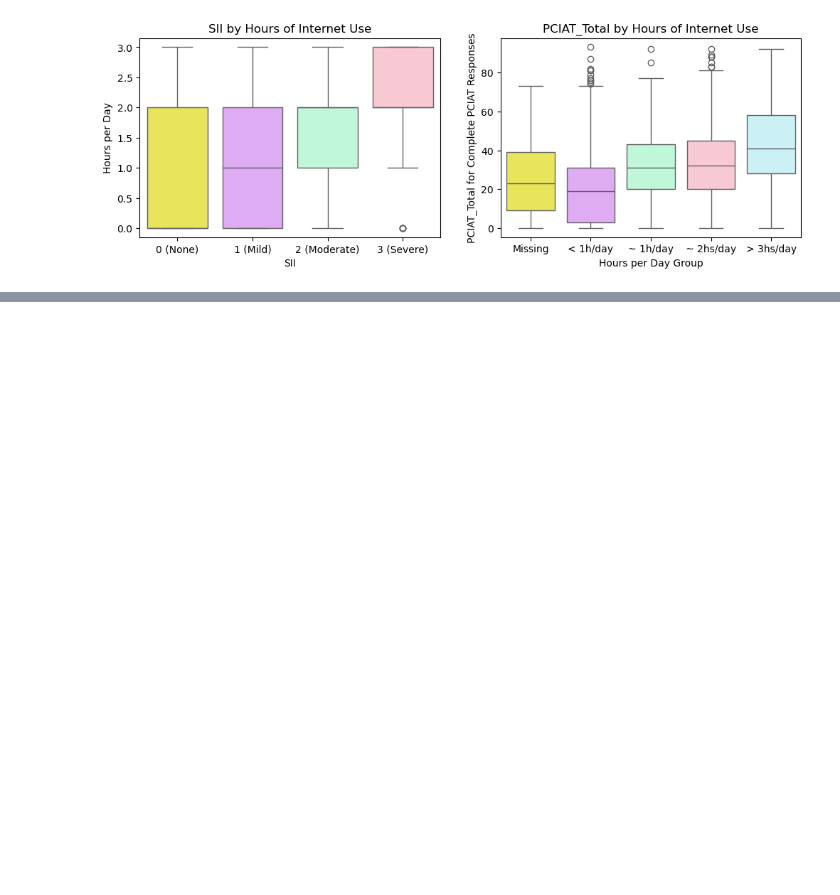
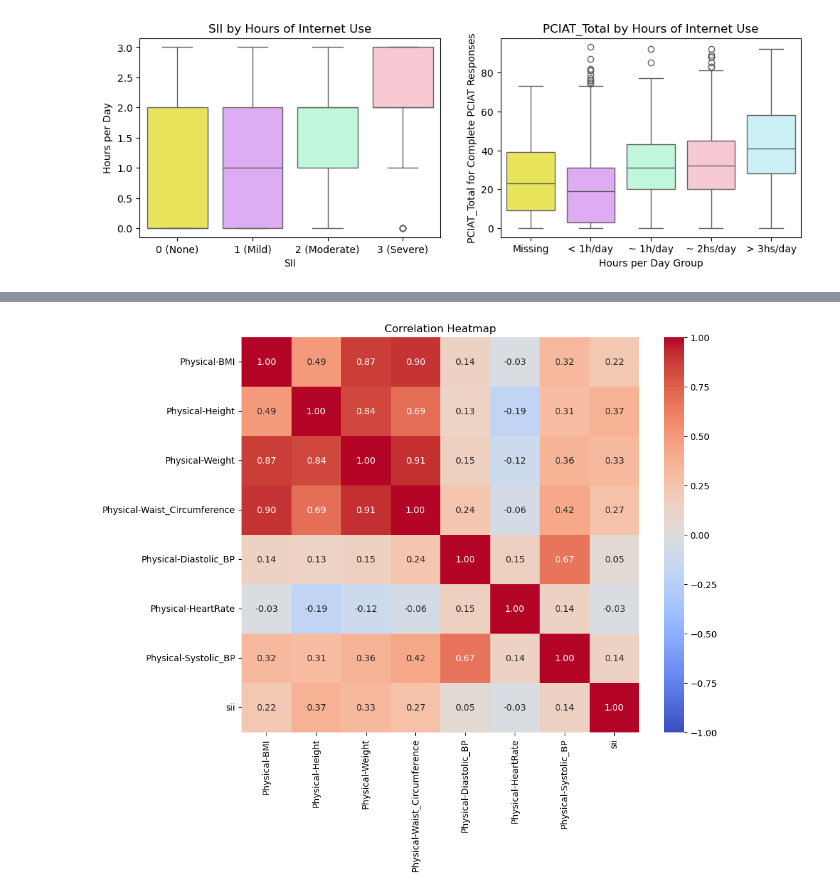
Before and after one commit to tomragus/CMI-PIU-Model, a Jupyter notebook: notebooks/CMI-PIU_draft2.ipynb, the cells around one changed output, grey strips where cells are left out. Cells and saved outputs as stored; diff of their text form; code cells hidden in the pictures; blank space fills up the shorter version.

```diff
--- a/notebooks/CMI-PIU_draft2.ipynb
+++ b/notebooks/CMI-PIU_draft2.ipynb
@@ -447,0 +452,16 @@ Something to transition into talking about physical metrics...
+# %%
+# covert SII values to float
+train['sii'] = train['sii'].str[0].astype(float)
+
+# identify physical measures
+cols = ['Physical-BMI', 'Physical-Height', 'Physical-Weight', 'Physical-Waist_Circumference', 'Physical-Diastolic_BP', 'Physical-HeartRate', 'Physical-Systolic_BP']
+data_subset = train[cols + ['sii']]
+
+# generate correlation matrix
+corr_matrix = data_subset.corr()
+plt.figure(figsize=(10, 8))
+sns.heatmap(corr_matrix, annot=True, cmap='coolwarm', fmt='.2f', vmin=-1, vmax=1)
+plt.title('Correlation Heatmap')
+plt.show()
+# %% [output]
+[figure, added]
```
Also changed, not shown: parts of 12 cells of this notebook.
